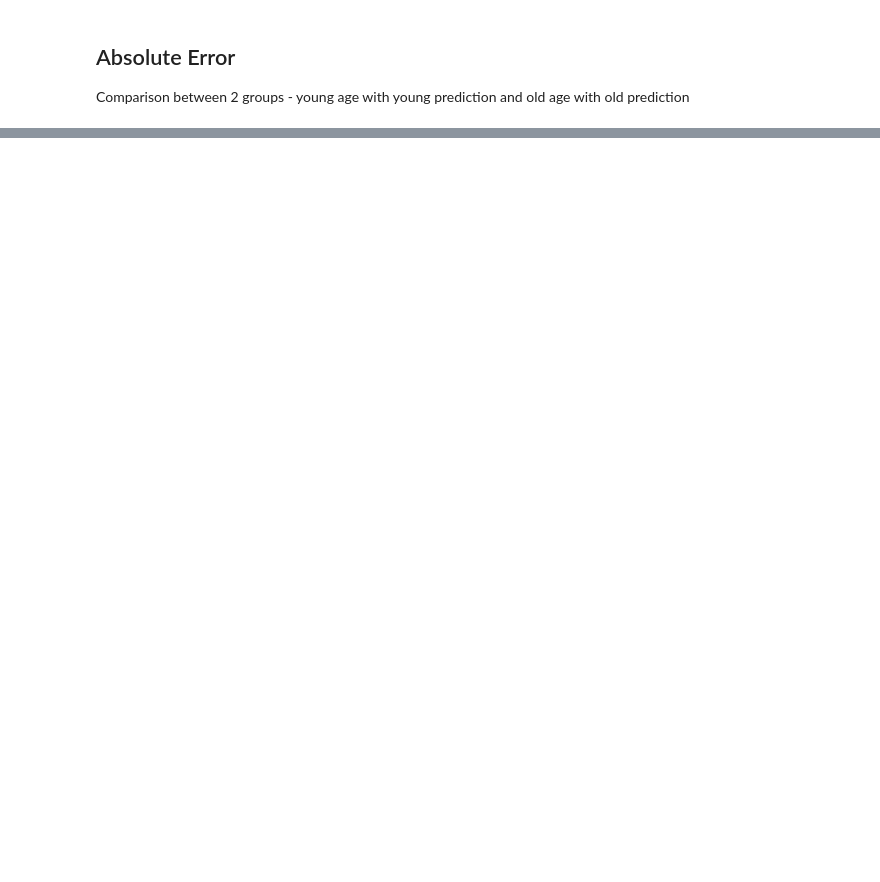
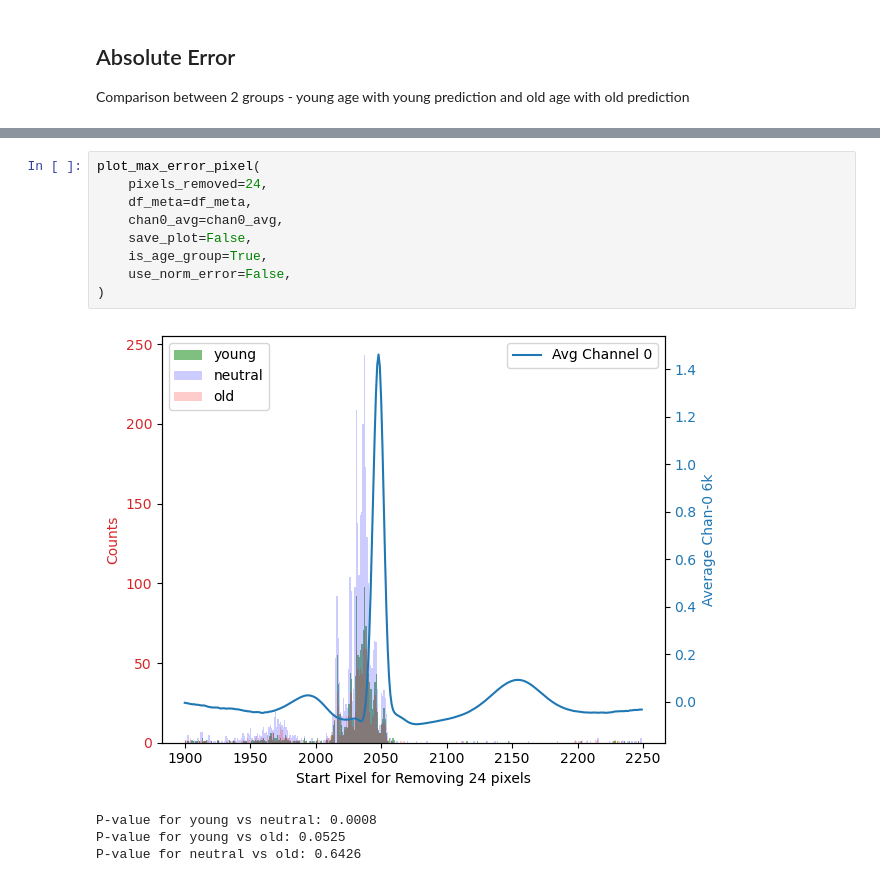
Before and after one commit to sanhitamj/ecg_unravel, a Jupyter notebook: notebooks/error_norm.ipynb, the cells around one changed output, grey strips where cells are left out. Drawn from its saved outputs; the diff is of its cells as text; blank space fills up the shorter version.

```diff
--- a/notebooks/error_norm.ipynb
+++ b/notebooks/error_norm.ipynb
@@ -203,0 +278,14 @@ fig.tight_layout()
+# %%
+plot_max_error_pixel(
+    pixels_removed=24,
+    df_meta=df_meta,
+    chan0_avg=chan0_avg,
+    save_plot=False,
+    is_age_group=True,
+    use_norm_error=False,
+)
+# %% [output]
+[figure, added]
+P-value for young vs neutral: 0.0008
+P-value for young vs old: 0.0525
+P-value for neutral vs old: 0.6426
```
Also changed, not shown: parts of 24 cells of this notebook, 1 other file.
